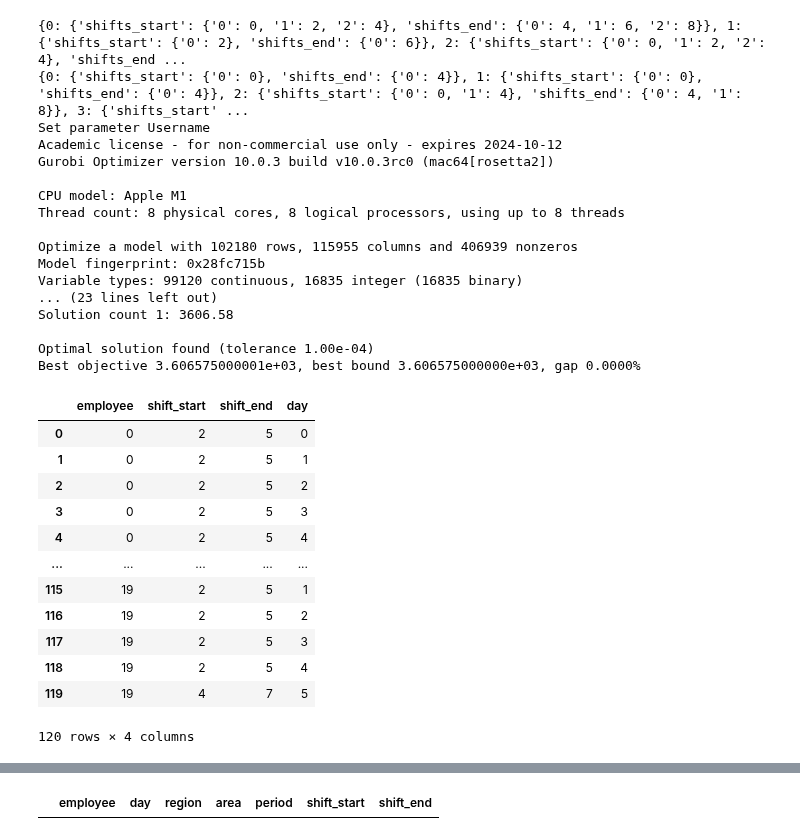
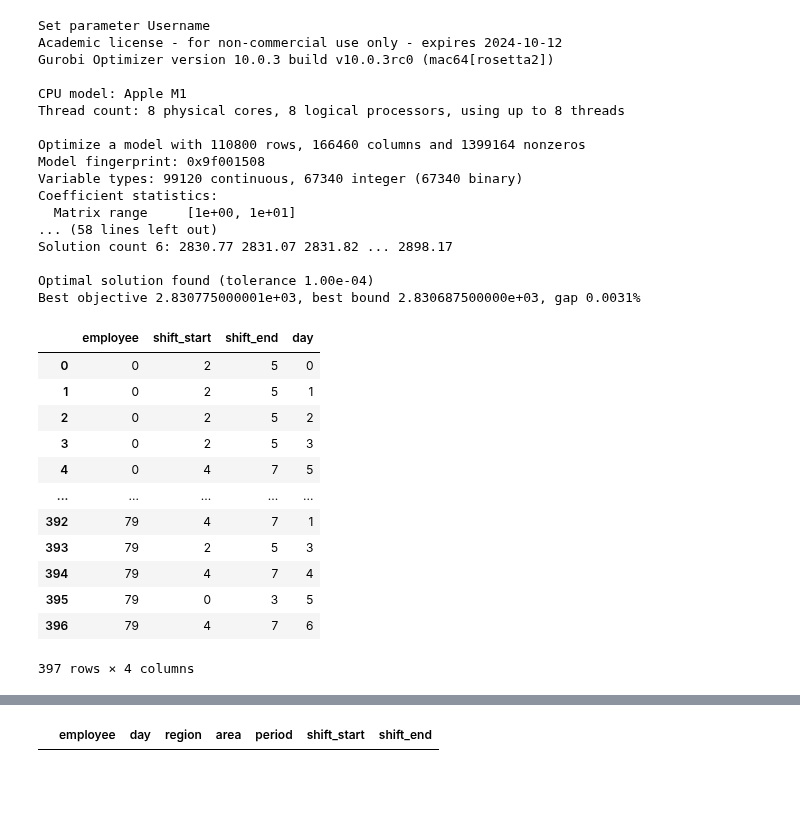
Before and after one commit to carlosperez1997/lmd-sizing-scheduling, a Jupyter notebook: solver/test.ipynb, the cells around one changed output, grey strips where cells are left out. Cells and saved outputs as stored; diff of their text form; code cells hidden in the pictures; blank space fills up the shorter version.

```diff
--- a/solver/test.ipynb
+++ b/solver/test.ipynb
@@ -40,14 +40,12 @@ h_max = 48
 max_n_diff = 3
 max_n_shifts = 3
 
-workforce_dict = {0: 5, 1:5, 2:5, 3:5}
+workforce_dict = {0: 20, 1:20, 2:20, 3:20}
 
 sol = run_roster_solver_output(model, instance_file_weekday, shift_file_weekday,
                                instance_file_weekend, shift_file_weekend, workforce_dict,
                                OC, RM, GM, h_min, h_max, max_n_diff)
 # %% [output]
-{0: {'shifts_start': {'0': 0, '1': 2, '2': 4}, 'shifts_end': {'0': 4, '1': 6, '2': 8}}, 1: {'shifts_start': {'0': 2}, 'shifts_end': {'0': 6}}, 2: {'shifts_start': {'0': 0, '1': 2, '2': 4}, 'shifts_end ...
-{0: {'shifts_start': {'0': 0}, 'shifts_end': {'0': 4}}, 1: {'shifts_start': {'0': 0}, 'shifts_end': {'0': 4}}, 2: {'shifts_start': {'0': 0, '1': 4}, 'shifts_end': {'0': 4, '1': 8}}, 3: {'shifts_start' ...
 Set parameter Username
 Academic license - for non-commercial use only - expires 2024-10-12
 Gurobi Optimizer version 10.0.3 build v10.0.3rc0 (mac64[rosetta2])
@@ -55,41 +53,42 @@ Gurobi Optimizer version 10.0.3 build v10.0.3rc0 (mac64[rosetta2])
 CPU model: Apple M1
 Thread count: 8 physical cores, 8 logical processors, using up to 8 threads
 
-Optimize a model with 102180 rows, 115955 columns and 406939 nonzeros
-Model fingerprint: 0x28fc715b
-Variable types: 99120 continuous, 16835 integer (16835 binary)
-... (23 lines left out)
-Solution count 1: 3606.58
+Optimize a model with 110800 rows, 166460 columns and 1399164 nonzeros
+Model fingerprint: 0x9f001508
+Variable types: 99120 continuous, 67340 integer (67340 binary)
+Coefficient statistics:
+  Matrix range     [1e+00, 1e+01]
+... (58 lines left out)
+Solution count 6: 2830.77 2831.07 2831.82 ... 2898.17
 
 Optimal solution found (tolerance 1.00e-04)
-Best objective 3.606575000001e+03, best bound 3.606575000000e+03, gap 0.0000%
+Best objective 2.830775000001e+03, best bound 2.830687500000e+03, gap 0.0031%
 # %%
 starts = []
-
 # self.r[(employee, shift_start, day)]
 for region in sol.i.regions:
     for employee in sol.i.employees[region]:
         for day in range(7):
             for shift_start in range(8):
                 if (employee, shift_start, day) not in sol.r:
                     continue
                 value = sol.r[(employee, shift_start, day)].X
                 if value > 0.5:
                     starts.append({'employee': employee, 'shift_start': shift_start, 'shift_end': shift_start+4-1, 'day': day})
 
-starts_df = pd.DataFrame(starts)
-starts_df
+employee_starts_df = pd.DataFrame(starts)
+employee_starts_df
 # %% [output]
 |  | employee | shift_start | shift_end | day |
 | 0 | 0 | 2 | 5 | 0 |
 | 1 | 0 | 2 | 5 | 1 |
 | 2 | 0 | 2 | 5 | 2 |
 | 3 | 0 | 2 | 5 | 3 |
-| 4 | 0 | 2 | 5 | 4 |
+| 4 | 0 | 4 | 7 | 5 |
 | ... | ... | ... | ... | ... |
-| 115 | 19 | 2 | 5 | 1 |
-| 116 | 19 | 2 | 5 | 2 |
-| 117 | 19 | 2 | 5 | 3 |
-| 118 | 19 | 2 | 5 | 4 |
-| 119 | 19 | 4 | 7 | 5 |
+| 392 | 79 | 4 | 7 | 1 |
+| 393 | 79 | 2 | 5 | 3 |
+| 394 | 79 | 4 | 7 | 4 |
+| 395 | 79 | 0 | 3 | 5 |
+| 396 | 79 | 4 | 7 | 6 |
-120 rows × 4 columns
+397 rows × 4 columns
```
Also changed, not shown: parts of 20 cells of this notebook, 1 other file.
